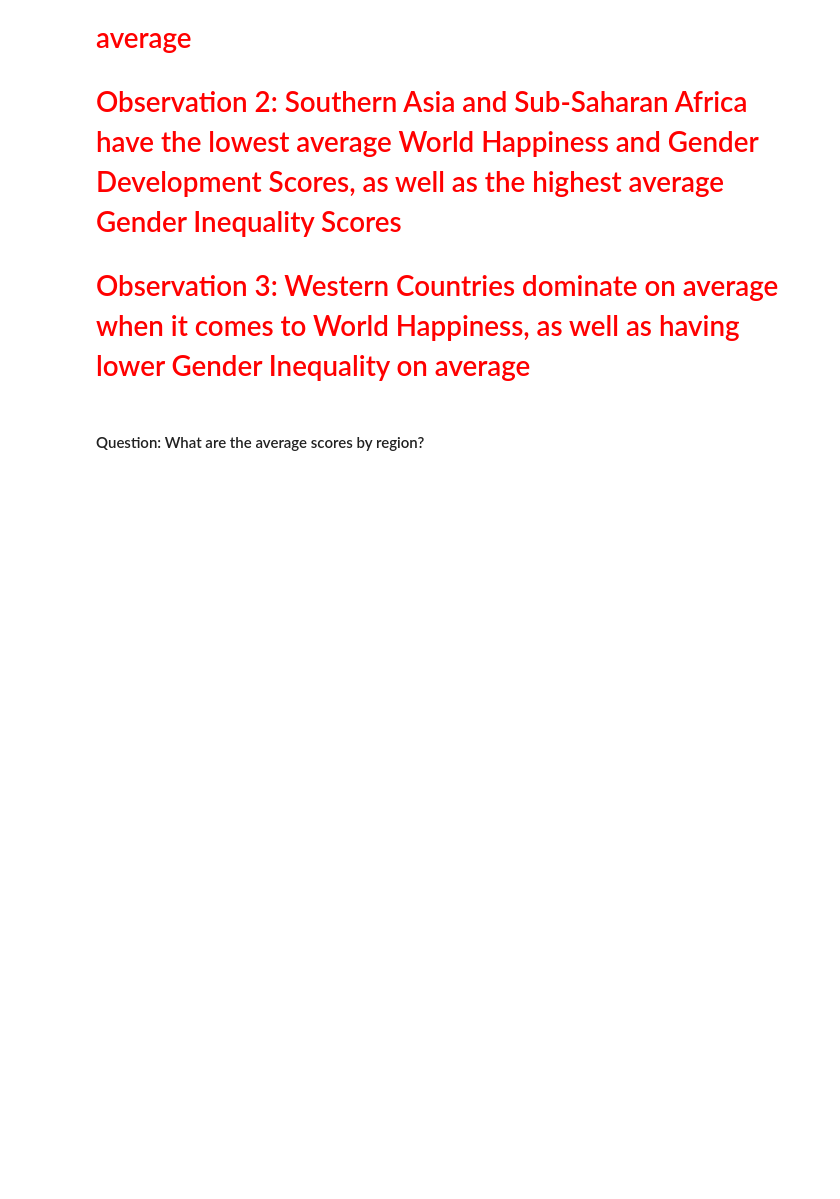
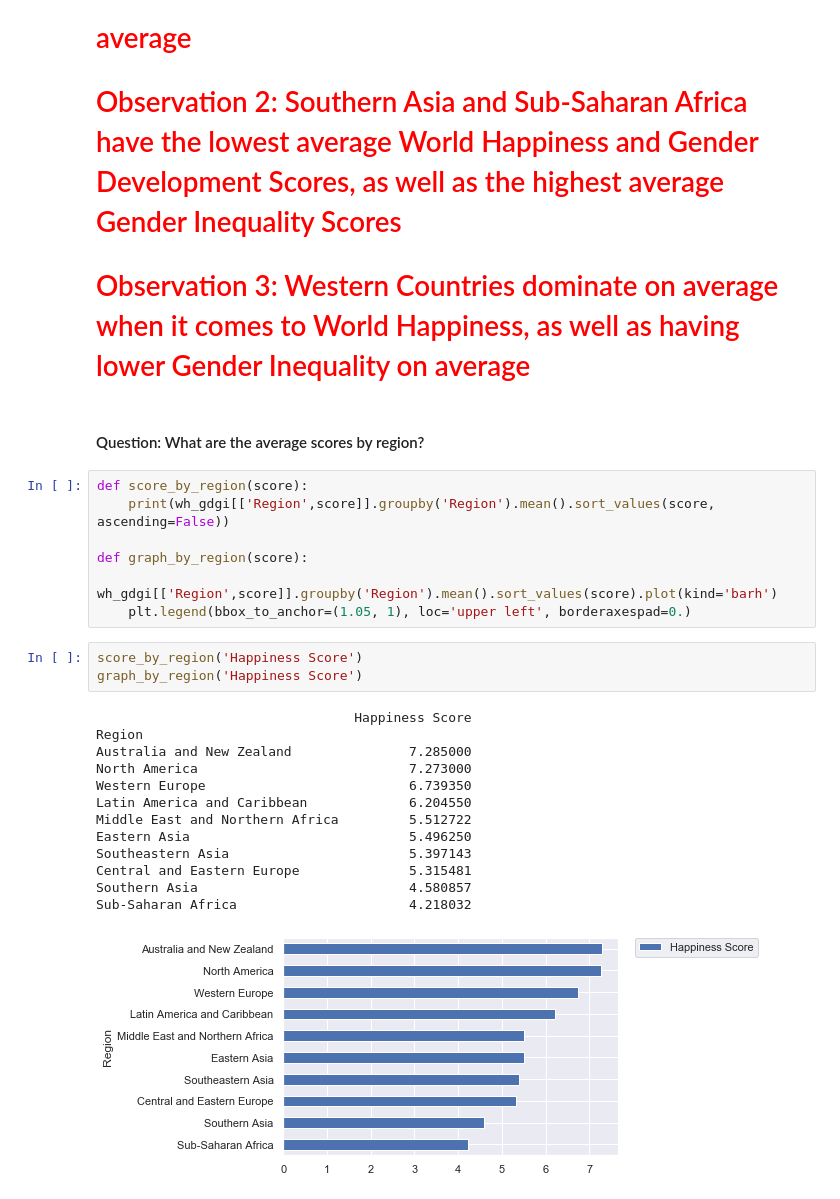
Before and after one commit to nina-driver/Springboard-Capstone-Project-1, a Jupyter notebook: Data Storytelling - World Happiness and Gender Development & Inequality.ipynb, the cells around one changed output. Saved outputs shown, nothing was run; the diff lists cells and outputs as text; blank space fills up the shorter version.

```diff
--- a/Data Storytelling - World Happiness and Gender Development & Inequality.ipynb
+++ b/Data Storytelling - World Happiness and Gender Development & Inequality.ipynb
@@ -89,3 +91,27 @@ wh_gdgi[['GI 2015']].plot(kind='hist', bins=20, title='Gender Inequality Distrib
 # <span style="color:red">Observation 3: Western Countries dominate on average when it comes to World Happiness, as well as having lower Gender Inequality on average</span>
 # %% [markdown]
 #### Question: What are the average scores by region?
+# %%
+def score_by_region(score):
+    print(wh_gdgi[['Region',score]].groupby('Region').mean().sort_values(score, ascending=False))
+
+def graph_by_region(score):
+    wh_gdgi[['Region',score]].groupby('Region').mean().sort_values(score).plot(kind='barh')
+    plt.legend(bbox_to_anchor=(1.05, 1), loc='upper left', borderaxespad=0.)
+# %%
+score_by_region('Happiness Score')
+graph_by_region('Happiness Score')
+# %% [output]
+                                 Happiness Score
+Region
+Australia and New Zealand               7.285000
+North America                           7.273000
+Western Europe                          6.739350
+Latin America and Caribbean             6.204550
+Middle East and Northern Africa         5.512722
+Eastern Asia                            5.496250
+Southeastern Asia                       5.397143
+Central and Eastern Europe              5.315481
+Southern Asia                           4.580857
+Sub-Saharan Africa                      4.218032
+[figure, added]
```
Also changed, not shown: parts of 11 cells of this notebook, 1 other file.
